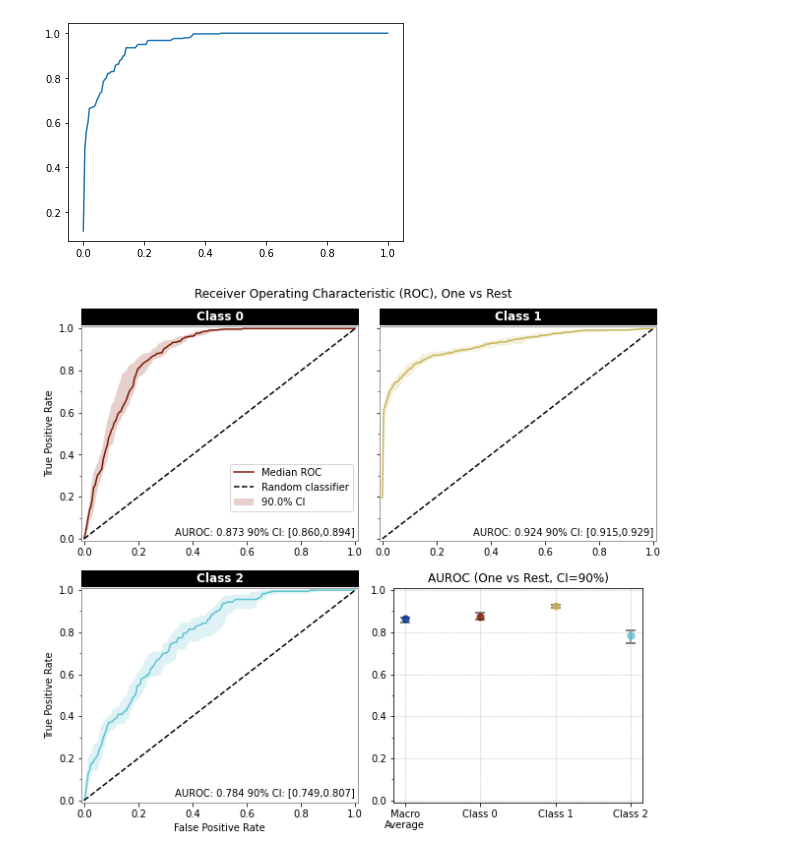
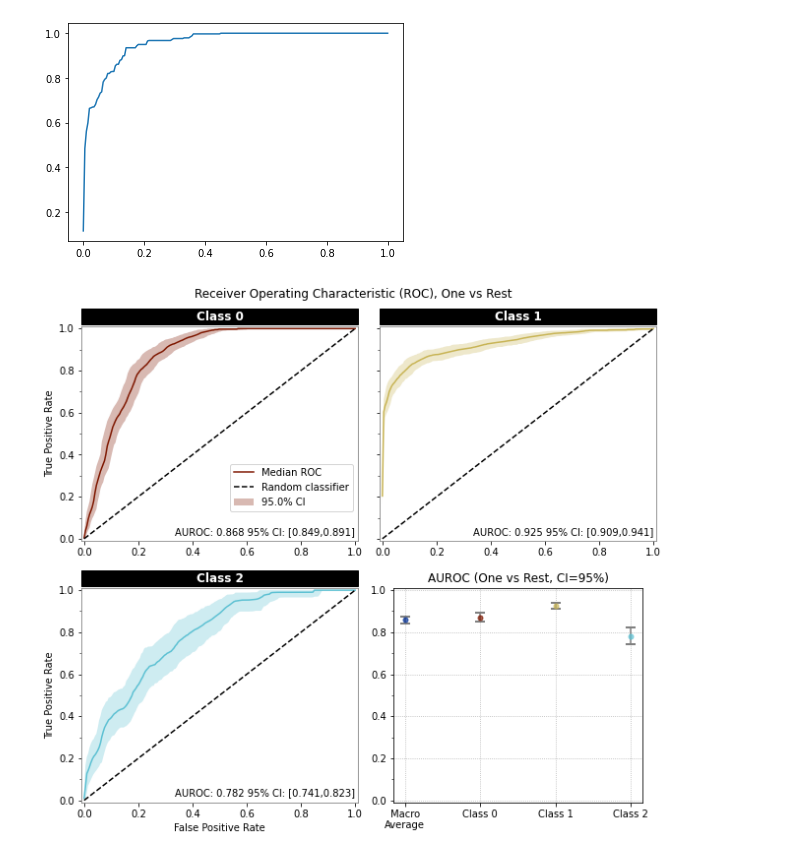
Before and after one commit to joshuawe/plots_and_graphs, a Jupyter notebook: notebooks/multiclass_classification.ipynb, the cells around one changed output. Saved outputs shown, nothing was run; the diff lists cells and outputs as text; code cells hidden in the pictures.

```diff
--- a/notebooks/multiclass_classification.ipynb
+++ b/notebooks/multiclass_classification.ipynb
@@ -96,6 +96,6 @@ for i in tqdm(range(y_true_one_hot.shape[-1]), desc='ROC for Class'):
 [figure]
 [figure]
 # %%
-fig = pandg.multiclass_classifier.plot_roc_curve(y_true_one_hot, y_pred, n_bootstraps=10, highlight_roc_area=True, confidence_interval=0.9, save_fig_path='temp_figures/', split_plots=False)
+fig = pandg.multiclass_classifier.plot_roc_curve(y_true_one_hot, y_pred, n_bootstraps=500, highlight_roc_area=True, confidence_interval=0.95, save_fig_path='temp_figures/', split_plots=False)
 # %% [output]
-[figure, old version]
+[figure, new version]
```
Also changed, not shown: parts of 2 cells of this notebook, 4 other files.
